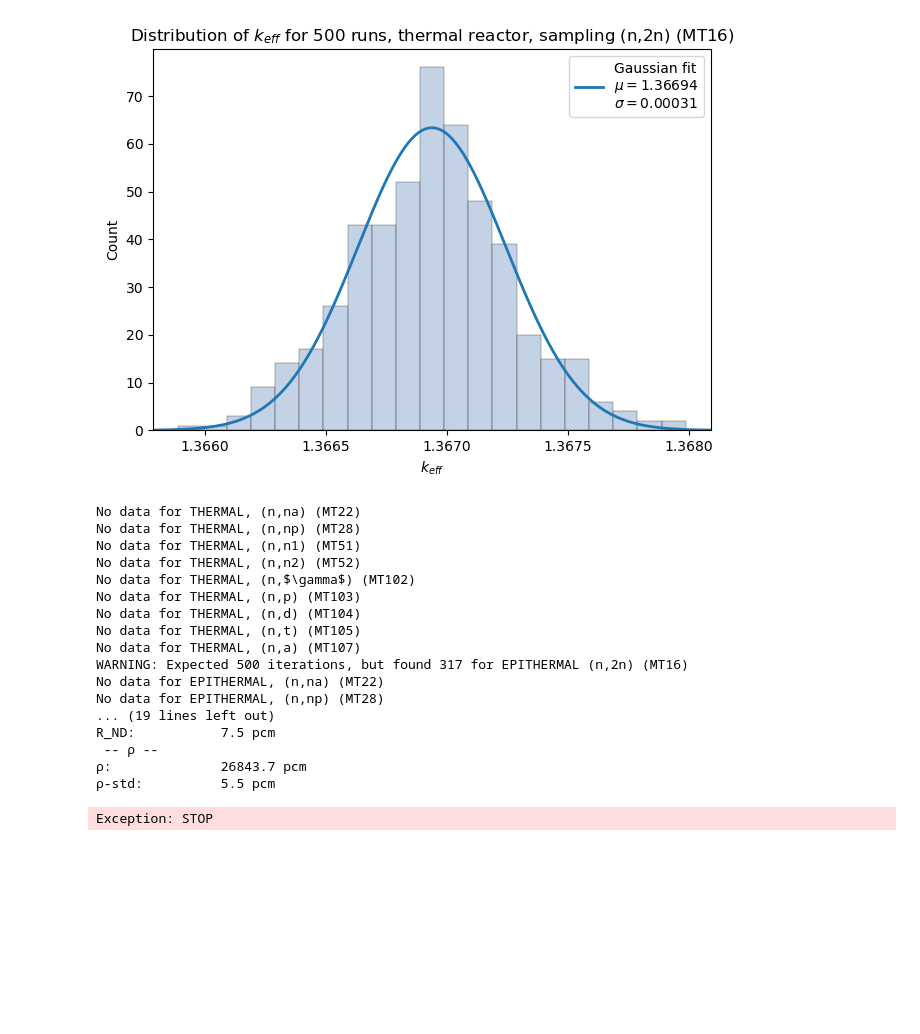
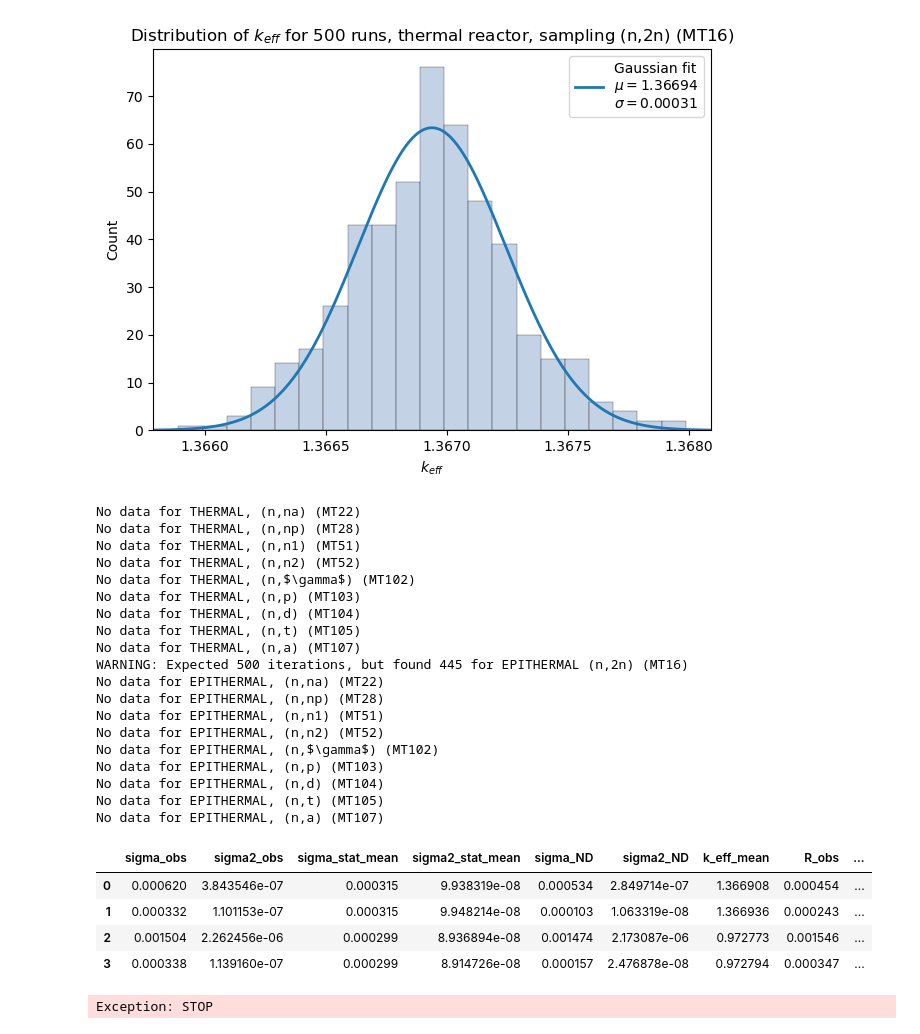
Before and after one commit to Kladdy/master-project, a Jupyter notebook: analysis/runs/R11/plotting/plot.ipynb, the cells around one changed output. Drawn from its saved outputs; the diff is of its cells as text; code cells hidden in the pictures; blank space fills up the shorter version.

```diff
--- a/analysis/runs/R11/plotting/plot.ipynb
+++ b/analysis/runs/R11/plotting/plot.ipynb
@@ -107,40 +107,48 @@ df = pd.DataFrame(results)
 # MT = 2
 
 # Create a dataframe to save the TMC results
 tmc_df = pd.DataFrame()
 
 # TMC analysis
 for FAST_REACTOR in [False, True]:
     for MT in [2, 16, 22, 28, 51, 52, 102, 103, 104, 105, 107]:
 
         tmc_v1_res = data_tools.perform_TMC_v1(df, FAST_REACTOR, MT=MT, print_output=False, expected_N_ITERATIONS=500)
         if tmc_v1_res is None: # No results found, continue
             continue
 
         df_dictionary = pd.DataFrame([tmc_v1_res])
         tmc_df = pd.concat([tmc_df, df_dictionary], ignore_index=True)
 
 tmc_df.head()
 
-tmc_v1_res = data_tools.perform_TMC_v1(df, FAST_REACTOR=False, MT=16, print_output=True, expected_N_ITERATIONS=500)
+# print("")
+# tmc_v1_res = data_tools.perform_TMC_v1(df, FAST_REACTOR=True, MT=16, print_output=True, expected_N_ITERATIONS=500)
 # %% [output]
 No data for THERMAL, (n,na) (MT22)
 No data for THERMAL, (n,np) (MT28)
 No data for THERMAL, (n,n1) (MT51)
 No data for THERMAL, (n,n2) (MT52)
 No data for THERMAL, (n,$\gamma$) (MT102)
 No data for THERMAL, (n,p) (MT103)
 No data for THERMAL, (n,d) (MT104)
 No data for THERMAL, (n,t) (MT105)
 No data for THERMAL, (n,a) (MT107)
-WARNING: Expected 500 iterations, but found 317 for EPITHERMAL (n,2n) (MT16)
+WARNING: Expected 500 iterations, but found 445 for EPITHERMAL (n,2n) (MT16)
 No data for EPITHERMAL, (n,na) (MT22)
 No data for EPITHERMAL, (n,np) (MT28)
-... (19 lines left out)
-R_ND:           7.5 pcm
- -- ρ --
-ρ:              26843.7 pcm
-ρ-std:          5.5 pcm
+No data for EPITHERMAL, (n,n1) (MT51)
+No data for EPITHERMAL, (n,n2) (MT52)
+No data for EPITHERMAL, (n,$\gamma$) (MT102)
+No data for EPITHERMAL, (n,p) (MT103)
+No data for EPITHERMAL, (n,d) (MT104)
+No data for EPITHERMAL, (n,t) (MT105)
+No data for EPITHERMAL, (n,a) (MT107)
+|  | sigma_obs | sigma2_obs | sigma_stat_mean | sigma2_stat_mean | sigma_ND | sigma2_ND | k_eff_mean | R_obs | ... |
+| 0 | 0.000620 | 3.843546e-07 | 0.000315 | 9.938319e-08 | 0.000534 | 2.849714e-07 | 1.366908 | 0.000454 | ... |
+| 1 | 0.000332 | 1.101153e-07 | 0.000315 | 9.948214e-08 | 0.000103 | 1.063319e-08 | 1.366936 | 0.000243 | ... |
+| 2 | 0.001504 | 2.262456e-06 | 0.000299 | 8.936894e-08 | 0.001474 | 2.173087e-06 | 0.972773 | 0.001546 | ... |
+| 3 | 0.000338 | 1.139160e-07 | 0.000299 | 8.914726e-08 | 0.000157 | 2.476878e-08 | 0.972794 | 0.000347 | ... |
 # %%
 raise Exception("STOP") # Not doing v2 analysis for R11
 # # 26 feb 2023 - correct TMC analysis
```
Also changed, not shown: parts of 1 cell of this notebook, 4 other files.
